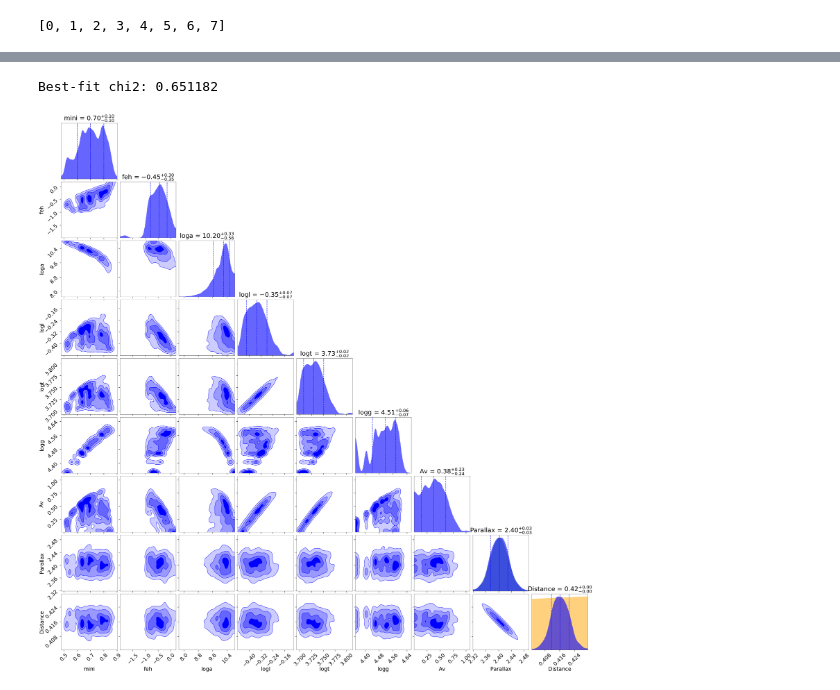
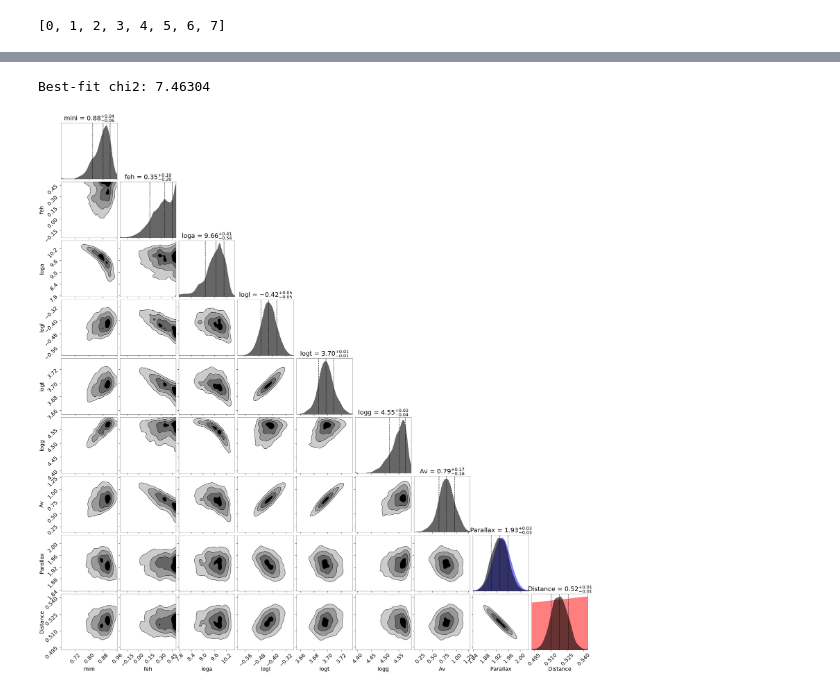
Before and after one commit to joshspeagle/brutus, a Jupyter notebook: bayestar_comparison.ipynb, the cells around one changed output, grey strips where cells are left out. Cells and saved outputs as stored; diff of their text form; code cells hidden in the pictures.

```diff
--- a/bayestar_comparison.ipynb
+++ b/bayestar_comparison.ipynb
@@ -238,15 +190,25 @@ levid_yg_bs = f['log_evidence'][:]
+# %%
+# load MIST results
+f = h5py.File(filename+'_mist_'+version_mist+'.h5')
+s_mist = f['scales'][:]
+av_mist = f['avs'][:]
+cov_mist = f['cov_sa'][:]
+idxs_mist = f['idxs'][:]
+chi2_mist = f['best_chi2'][:]
+levid_mist = f['log_evidence'][:]
+nbands_mist = f['Nbands'][:]
 # %%
 # plot snapshot of results
 from brutus import plotting as bplot
 
-i = 21
+i = 0
 
-# MIST without gaia
-print('Best-fit chi2:', chi2_ng[i])
-fig, axes = bplot.cornerplot(idxs_ng[i], s_ng[i], av_ng[i], cov_ng[i],
-                             combined_params, coord=coords[i],
+# Bayestar
+print('Best-fit chi2:', chi2_bs[i])
+fig, axes = bplot.cornerplot(idxs_bs[i], s_bs[i], av_bs[i], cov_bs[i],
+                             labels_bayestar, coord=coords[i],
                              parallax=parallax[i], parallax_err=parallax_err[i],
-                             applied_parallax=False, pcolor='seagreen', dcolor='orange',
+                             applied_parallax=True,
                              show_titles=True, title_kwargs={'y': 1.03},
-                             fig=plt.subplots(9, 9, figsize=(45, 45)))
+                             fig=plt.subplots(5, 5, figsize=(30, 30)))
 # %% [output]
@@ -255,12 +217,12 @@ Best-fit chi2: 0.0751582
 # %%
 # MIST with gaia
-print('Best-fit chi2:', chi2_yg[i])
-fig, axes = bplot.cornerplot(idxs_yg[i], s_yg[i], av_yg[i], cov_yg[i],
-                             combined_params, color='blue', coord=coords[i],
+print('Best-fit chi2:', chi2_mist[i])
+fig, axes = bplot.cornerplot(idxs_mist[i], s_mist[i], av_mist[i], cov_mist[i],
+                             labels_mist, coord=coords[i],
                              parallax=parallax[i], parallax_err=parallax_err[i],
-                             applied_parallax=True, pcolor='seagreen', dcolor='orange',
+                             applied_parallax=True,
                              show_titles=True, title_kwargs={'y': 1.03},
                              fig=plt.subplots(9, 9, figsize=(45, 45)))
 # %% [output]
-Best-fit chi2: 0.651182
+Best-fit chi2: 7.46304
-[figure, old version]
+[figure, new version]
```
Also changed, not shown: parts of 24 cells of this notebook, 1 other file.
